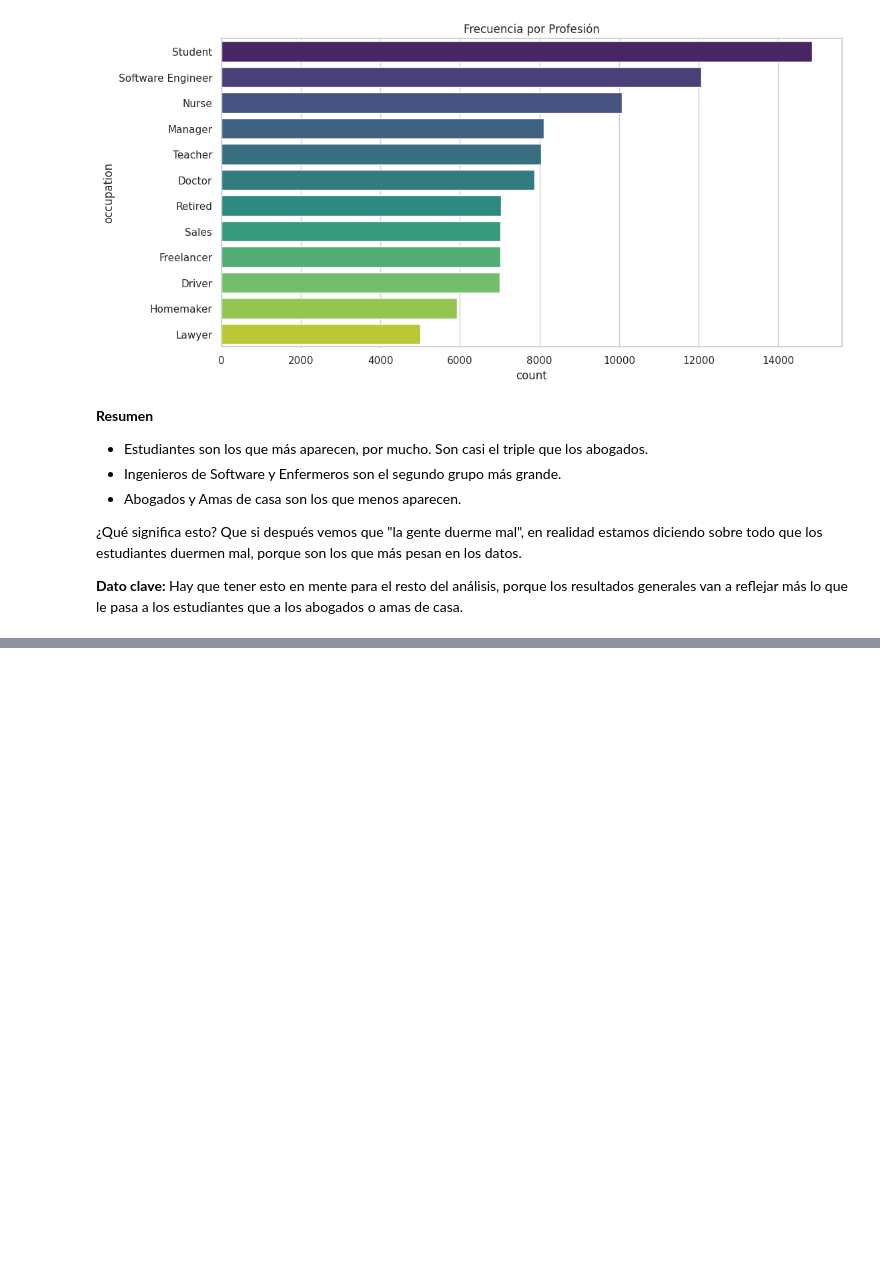
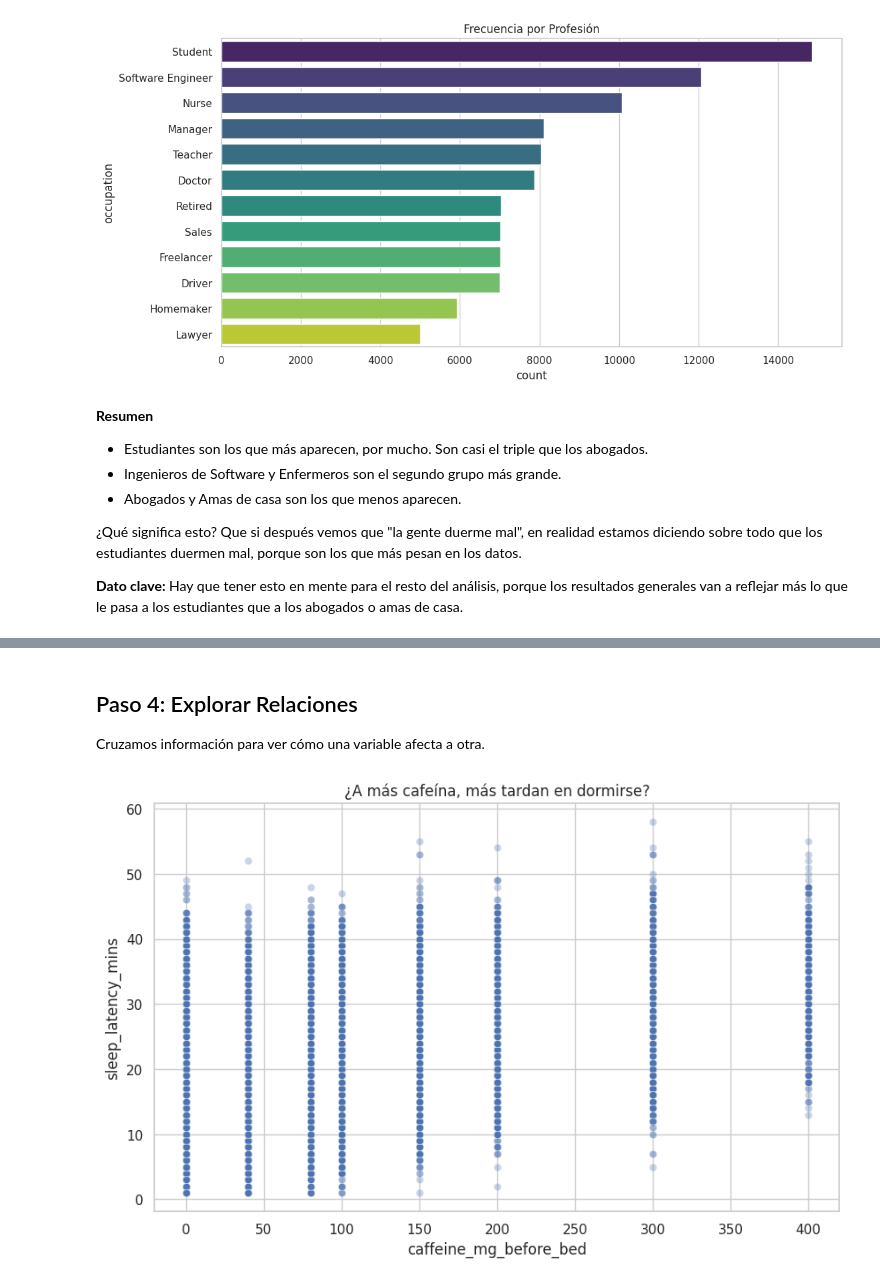
Before and after one commit to R3vival/Intro_Ciencia_De_Datos_Trabajo, a Jupyter notebook: Trabajo_Final_Intro_DC.ipynb, the cells around one changed output, grey strips where cells are left out. Drawn from its saved outputs; the diff is of its cells as text; code cells hidden in the pictures; blank space fills up the shorter version.

```diff
--- a/Trabajo_Final_Intro_DC.ipynb
+++ b/Trabajo_Final_Intro_DC.ipynb
@@ -313,0 +330,11 @@ Passing `palette` without assigning `hue` is deprecated and will be removed in v
+# %% [markdown]
+## Paso 4: Explorar Relaciones
+Cruzamos información para ver cómo una variable afecta a otra.
+# %%
+# Relación entre Cafeína y Latencia del sueño (tiempo en dormirse)
+plt.figure(figsize=(10, 6))
+sns.scatterplot(data=df, x='caffeine_mg_before_bed', y='sleep_latency_mins', alpha=0.3)
+plt.title('¿A más cafeína, más tardan en dormirse?')
+plt.show()
+# %% [output]
+[figure, added]
```
Also changed, not shown: parts of 4 cells of this notebook.
